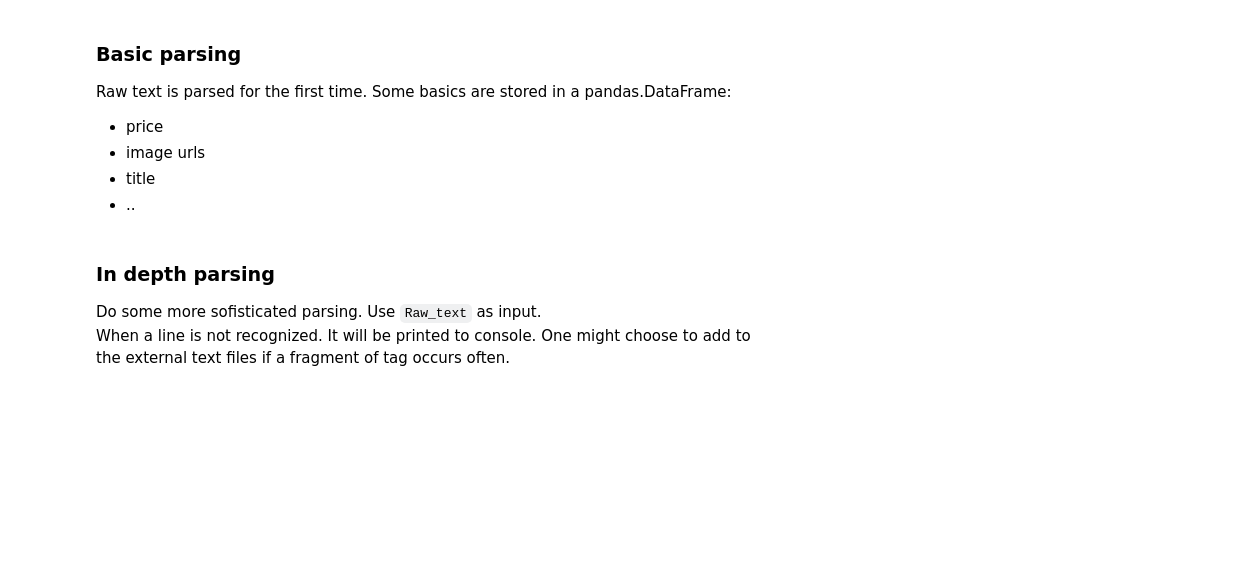
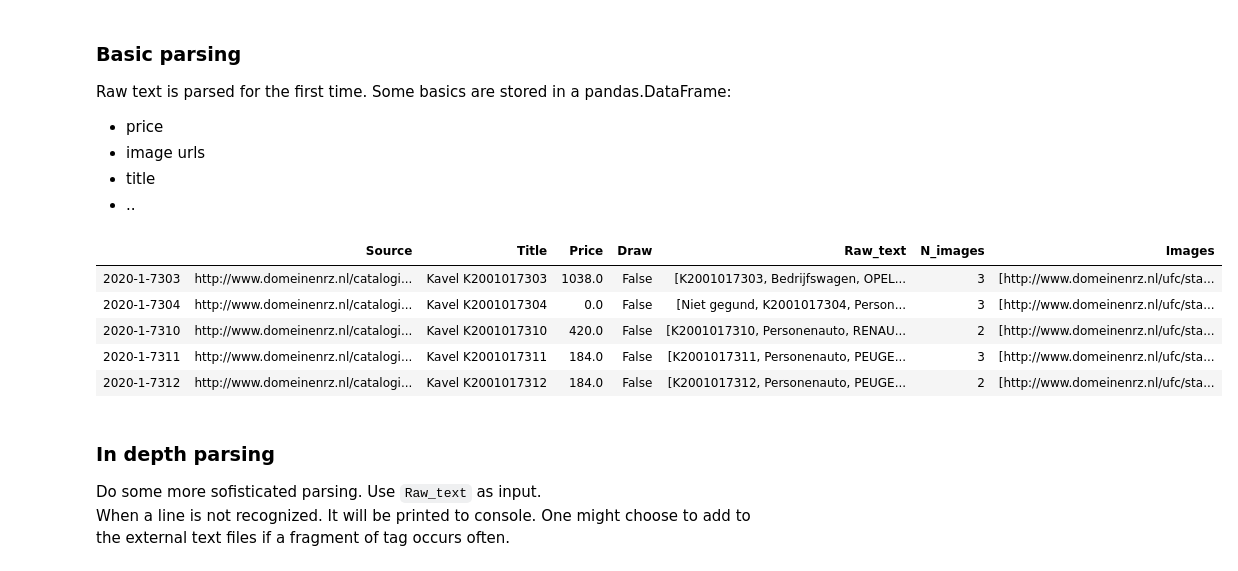
Before and after one commit to r5atom/Saturday-Datascience, a Jupyter notebook: code/scrape-drz-auction-results.ipynb, the cells around one changed output. Drawn from its saved outputs; the diff is of its cells as text; code cells hidden in the pictures; blank space fills up the shorter version.

```diff
--- a/code/scrape-drz-auction-results.ipynb
+++ b/code/scrape-drz-auction-results.ipynb
@@ -7,7 +7,7 @@ Monthy results of auction are publicized on http://www.domeinenrz.nl/catalogus.
 - `Date`: Date of current results. This is needed to create proper url
 - `Verbose`: Debug variable.
 # %%
-Date = '2019-12' # yyyy-mm
+Date = '2020-01' # yyyy-mm
 Verbose = 0 # debug level
 
 toggle_to_opbod = True
@@ -438,34 +438,50 @@ for iK, tree in enumerate(AllTree):
     #
     # extract images
     #
 
 
     image_urls = [re.sub('\/catalog((us)|(i))','',url) + item for item in extractitem(tree,'images',disp=Verbose>2)]
 
-    #if Verbose>0: print(image_urls)
+
+
+    #
+    # Status
+    #
+
+    if toggle_to_opbod:
+        # FUTURE
+        pass
+        #extractitem(tree, 'status', disp=Verbose>2)
 
 
     #
     # Price
     #
 
     [Price,Draw] = extractitem(tree,'price',disp=Verbose>2)
 
 
 
     #
     # add to data frame
     #
 
     out = pd.concat([out,pd.DataFrame({'Source' : AllKavelUrl[iK],
                                       'Title' : title,
                                       'Price' : Price,
                                       'Draw' : Draw,
                                       'Raw_text' : [extractitem(tree,'text')],
                                       'N_images' : len(image_urls),
                                       'Images' : [image_urls]},
                                       index = [IX])])
 out.tail()
+# %% [output]
+|  | Source | Title | Price | Draw | Raw_text | N_images | Images |
+| 2020-1-7303 | http://www.domeinenrz.nl/catalogi... | Kavel K2001017303 | 1038.0 | False | [K2001017303, Bedrijfswagen, OPEL... | 3 | [http://www.domeinenrz.nl/ufc/sta... |
+| 2020-1-7304 | http://www.domeinenrz.nl/catalogi... | Kavel K2001017304 | 0.0 | False | [Niet gegund, K2001017304, Person... | 3 | [http://www.domeinenrz.nl/ufc/sta... |
+| 2020-1-7310 | http://www.domeinenrz.nl/catalogi... | Kavel K2001017310 | 420.0 | False | [K2001017310, Personenauto, RENAU... | 2 | [http://www.domeinenrz.nl/ufc/sta... |
+| 2020-1-7311 | http://www.domeinenrz.nl/catalogi... | Kavel K2001017311 | 184.0 | False | [K2001017311, Personenauto, PEUGE... | 3 | [http://www.domeinenrz.nl/ufc/sta... |
+| 2020-1-7312 | http://www.domeinenrz.nl/catalogi... | Kavel K2001017312 | 184.0 | False | [K2001017312, Personenauto, PEUGE... | 2 | [http://www.domeinenrz.nl/ufc/sta... |
 # %% [markdown]
 ### In depth parsing
 Do some more sofisticated parsing. Use `Raw_text` as input.
```
Also changed, not shown: parts of 4 cells of this notebook, 45 other files.
